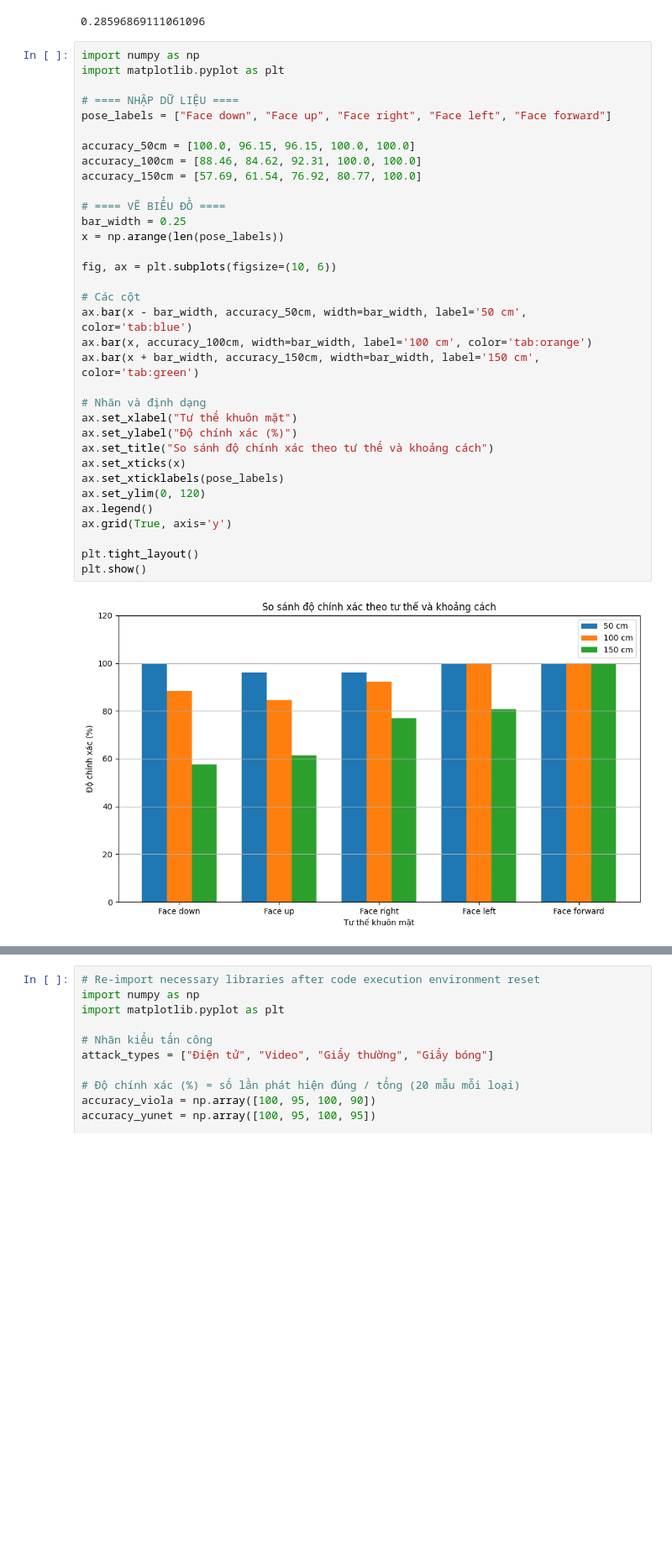
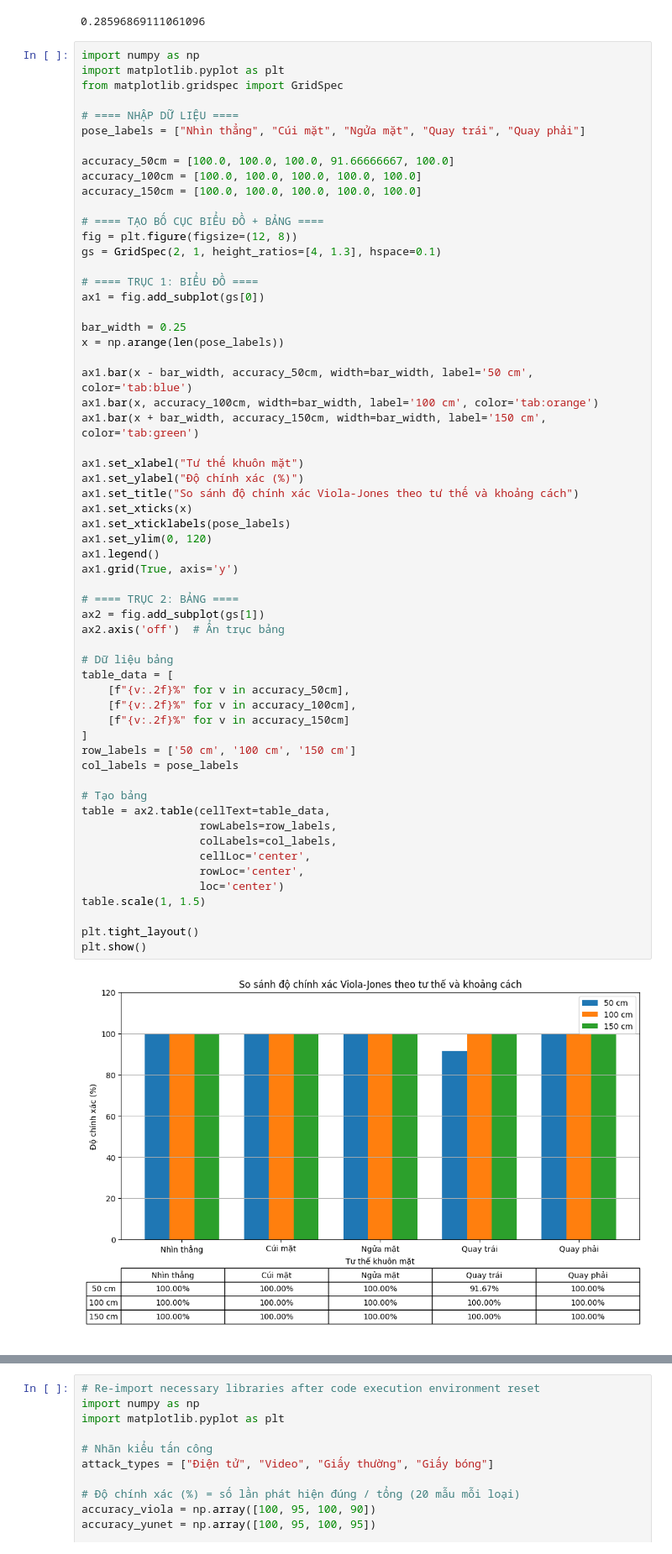
Before and after one commit to NLT22/DATN, a Jupyter notebook: test_perform.ipynb, the cells around one changed output, grey strips where cells are left out. Shown: that part at 84% size. Drawn from its saved outputs; the diff is of its cells as text; blank space fills up the shorter version.

Commit message:
Add accuracy to chart

```diff
--- a/test_perform.ipynb
+++ b/test_perform.ipynb
@@ -473,36 +473,61 @@ Mean diff score: 0.1371
 # %%
 import numpy as np
 import matplotlib.pyplot as plt
+from matplotlib.gridspec import GridSpec
 
 # ==== NHẬP DỮ LIỆU ====
-pose_labels = ["Face down", "Face up", "Face right", "Face left", "Face forward"]
+pose_labels = ["Nhìn thẳng", "Cúi mặt", "Ngửa mặt", "Quay trái", "Quay phải"]
 
-accuracy_50cm = [100.0, 96.15, 96.15, 100.0, 100.0]
-accuracy_100cm = [88.46, 84.62, 92.31, 100.0, 100.0]
-accuracy_150cm = [57.69, 61.54, 76.92, 80.77, 100.0]
+accuracy_50cm = [100.0, 100.0, 100.0, 91.66666667, 100.0]
+accuracy_100cm = [100.0, 100.0, 100.0, 100.0, 100.0]
+accuracy_150cm = [100.0, 100.0, 100.0, 100.0, 100.0]
 
-# ==== VẼ BIỂU ĐỒ ====
+# ==== TẠO BỐ CỤC BIỂU ĐỒ + BẢNG ====
+fig = plt.figure(figsize=(12, 8))
+gs = GridSpec(2, 1, height_ratios=[4, 1.3], hspace=0.1)
+
+# ==== TRỤC 1: BIỂU ĐỒ ====
+ax1 = fig.add_subplot(gs[0])
+
 bar_width = 0.25
 x = np.arange(len(pose_labels))
 
-fig, ax = plt.subplots(figsize=(10, 6))
+ax1.bar(x - bar_width, accuracy_50cm, width=bar_width, label='50 cm', color='tab:blue')
+ax1.bar(x, accuracy_100cm, width=bar_width, label='100 cm', color='tab:orange')
+ax1.bar(x + bar_width, accuracy_150cm, width=bar_width, label='150 cm', color='tab:green')
 
-# Các cột
-ax.bar(x - bar_width, accuracy_50cm, width=bar_width, label='50 cm', color='tab:blue')
-ax.bar(x, accuracy_100cm, width=bar_width, label='100 cm', color='tab:orange')
-ax.bar(x + bar_width, accuracy_150cm, width=bar_width, label='150 cm', color='tab:green')
+ax1.set_xlabel("Tư thế khuôn mặt")
+ax1.set_ylabel("Độ chính xác (%)")
+ax1.set_title("So sánh độ chính xác Viola-Jones theo tư thế và khoảng cách")
+ax1.set_xticks(x)
+ax1.set_xticklabels(pose_labels)
+ax1.set_ylim(0, 120)
+ax1.legend()
+ax1.grid(True, axis='y')
 
-# Nhãn và định dạng
-ax.set_xlabel("Tư thế khuôn mặt")
-ax.set_ylabel("Độ chính xác (%)")
-ax.set_title("So sánh độ chính xác theo tư thế và khoảng cách")
-ax.set_xticks(x)
-ax.set_xticklabels(pose_labels)
-ax.set_ylim(0, 120)
-ax.legend()
-ax.grid(True, axis='y')
+# ==== TRỤC 2: BẢNG ====
+ax2 = fig.add_subplot(gs[1])
+ax2.axis('off')  # Ẩn trục bảng
+
+# Dữ liệu bảng
+table_data = [
+    [f"{v:.2f}%" for v in accuracy_50cm],
+    [f"{v:.2f}%" for v in accuracy_100cm],
+    [f"{v:.2f}%" for v in accuracy_150cm]
+]
+row_labels = ['50 cm', '100 cm', '150 cm']
+col_labels = pose_labels
+
+# Tạo bảng
+table = ax2.table(cellText=table_data,
+                  rowLabels=row_labels,
+                  colLabels=col_labels,
+                  cellLoc='center',
+                  rowLoc='center',
+                  loc='center')
+table.scale(1, 1.5)
 
 plt.tight_layout()
 plt.show()
 # %% [output]
-[figure, old version]
+[figure, new version]
```
Also changed, not shown: parts of 3 cells of this notebook.
